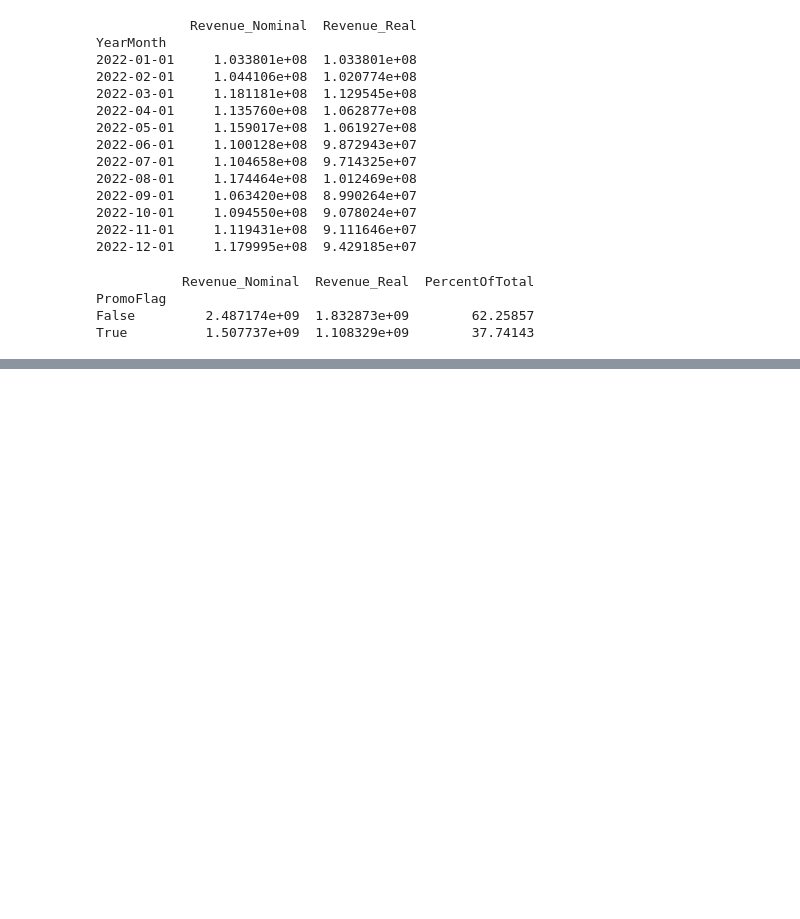
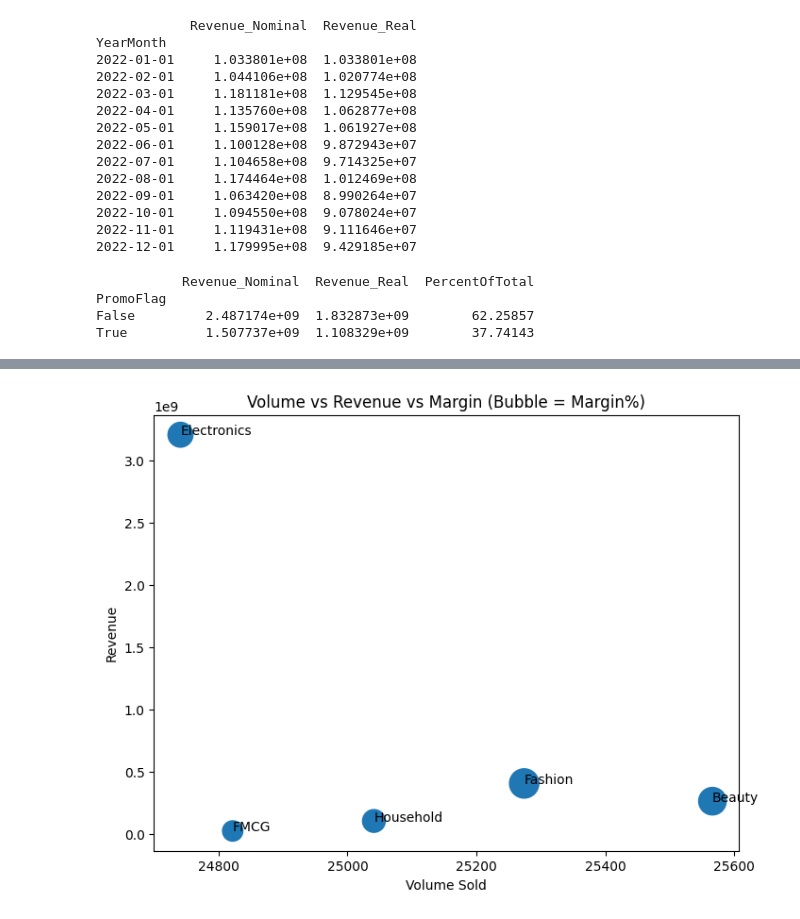
Before and after one commit to suntwister/Retail-Sales-Insights, a Jupyter notebook: notebooks/02_EDA.ipynb, the cells around one changed output, grey strips where cells are left out. Drawn from its saved outputs; the diff is of its cells as text; code cells hidden in the pictures; blank space fills up the shorter version.

```diff
--- a/notebooks/02_EDA.ipynb
+++ b/notebooks/02_EDA.ipynb
@@ -239,0 +291,11 @@ True          1.507737e+09  1.108329e+09        37.74143
+# %%
+plt.figure(figsize=(8,6))
+plt.scatter(cat['Quantity'], cat['Revenue_Nominal'], s=cat['MarginPercent']*20)
+for c in cat.index:
+    plt.text(cat['Quantity'][c], cat['Revenue_Nominal'][c], c)
+plt.xlabel('Volume Sold')
+plt.ylabel('Revenue')
+plt.title('Volume vs Revenue vs Margin (Bubble = Margin%)')
+plt.show()
+# %% [output]
+[figure, added]
```
Also changed, not shown: parts of 11 cells of this notebook.
